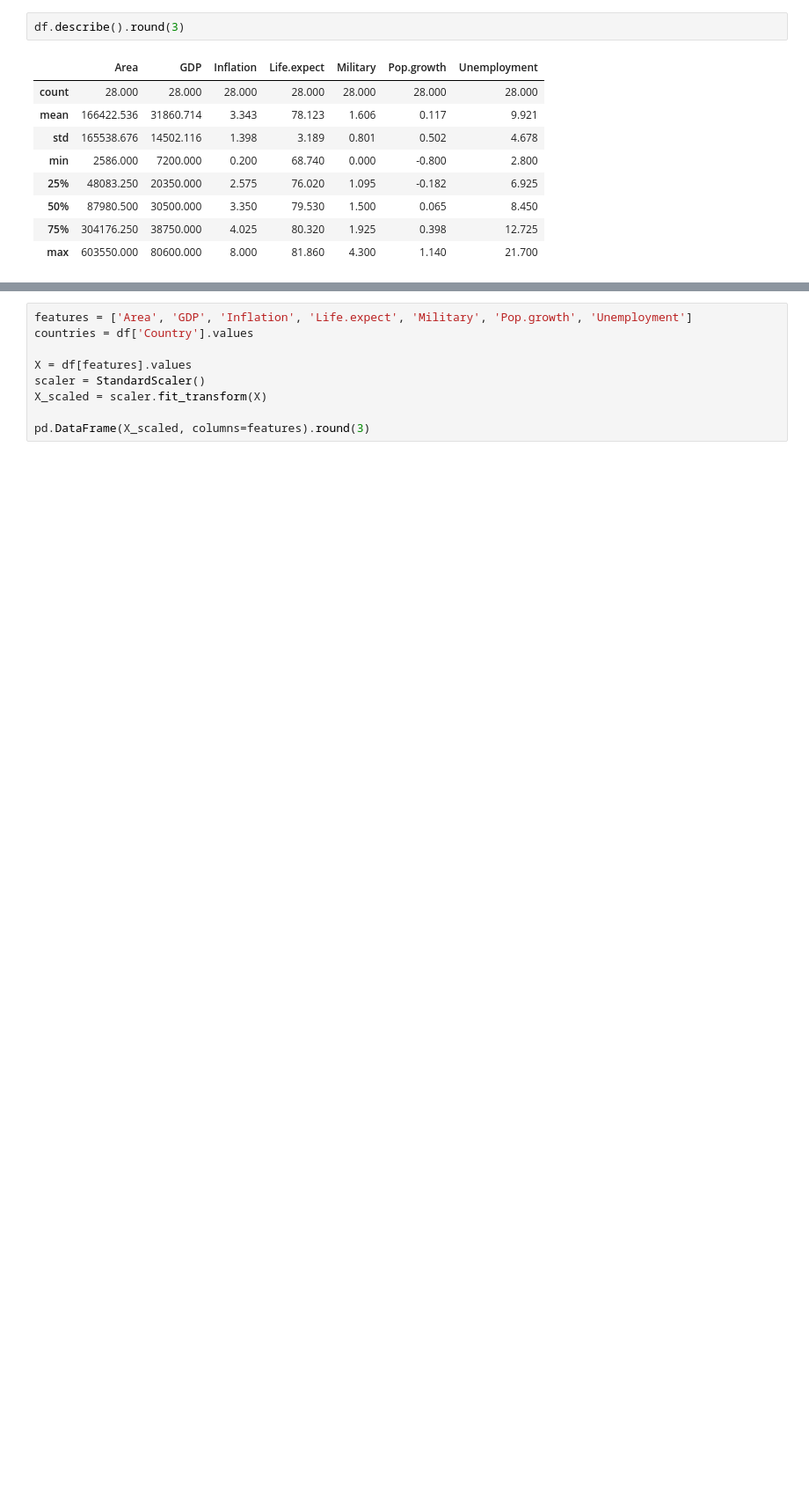
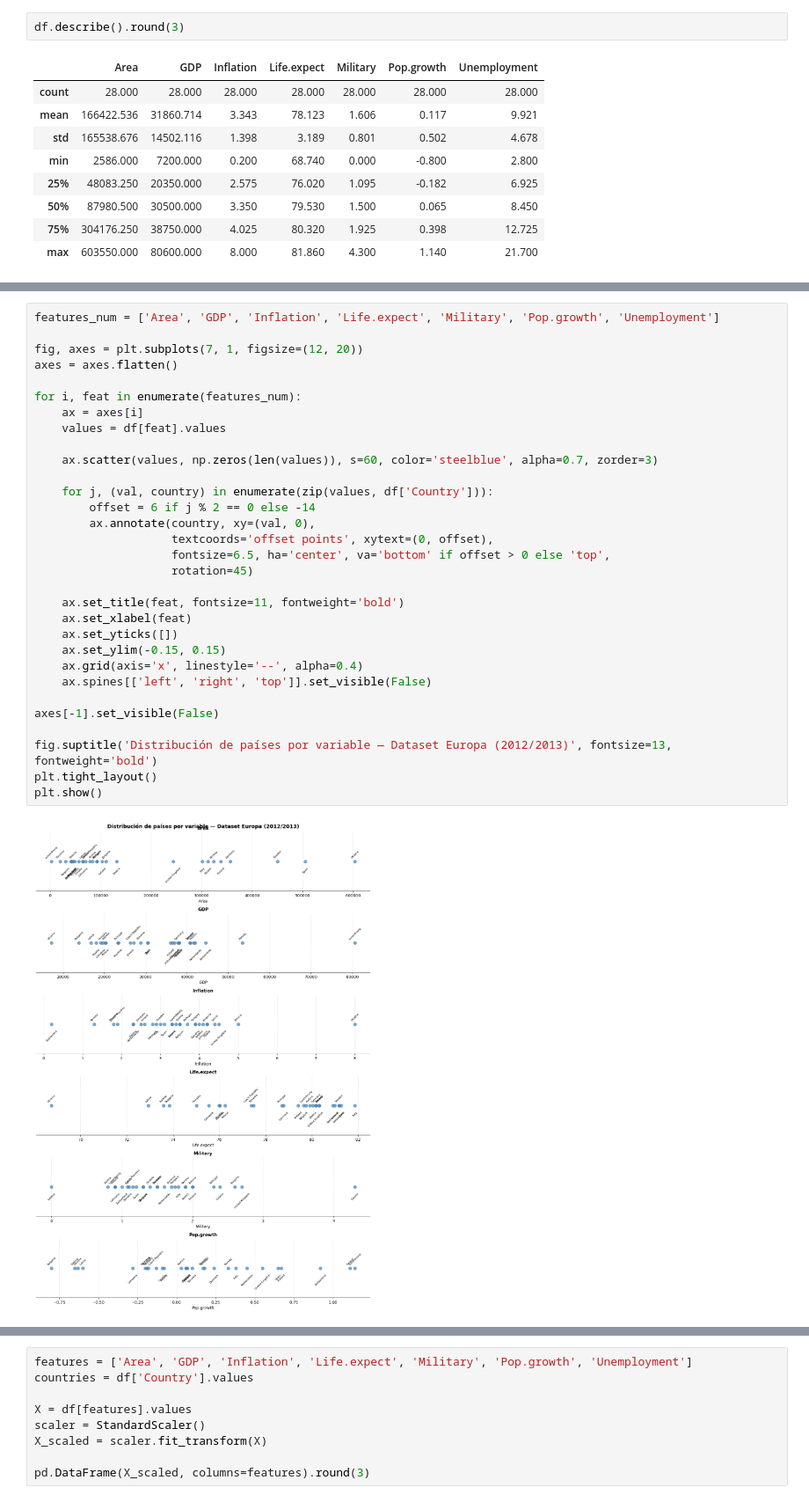
Before and after one commit to yohanncorfdir/Aprendizaje_No_Supervisado_TP4, a Jupyter notebook: TP4_PCA_Europa.ipynb, the cells around one changed output, grey strips where cells are left out. Shown at 88% size. Drawn from its saved outputs; the diff is of its cells as text; blank space fills up the shorter version.

```diff
--- a/TP4_PCA_Europa.ipynb
+++ b/TP4_PCA_Europa.ipynb
@@ -57 +80,34 @@ df.describe().round(3)
+# %%
+features_num = ['Area', 'GDP', 'Inflation', 'Life.expect', 'Military', 'Pop.growth', 'Unemployment']
+
+fig, axes = plt.subplots(7, 1, figsize=(12, 20))
+axes = axes.flatten()
+
+for i, feat in enumerate(features_num):
+    ax = axes[i]
+    values = df[feat].values
+
+    ax.scatter(values, np.zeros(len(values)), s=60, color='steelblue', alpha=0.7, zorder=3)
+
+    for j, (val, country) in enumerate(zip(values, df['Country'])):
+        offset = 6 if j % 2 == 0 else -14
+        ax.annotate(country, xy=(val, 0),
+                    textcoords='offset points', xytext=(0, offset),
+                    fontsize=6.5, ha='center', va='bottom' if offset > 0 else 'top',
+                    rotation=45)
+
+    ax.set_title(feat, fontsize=11, fontweight='bold')
+    ax.set_xlabel(feat)
+    ax.set_yticks([])
+    ax.set_ylim(-0.15, 0.15)
+    ax.grid(axis='x', linestyle='--', alpha=0.4)
+    ax.spines[['left', 'right', 'top']].set_visible(False)
+
+axes[-1].set_visible(False)
+
+fig.suptitle('Distribución de países por variable — Dataset Europa (2012/2013)', fontsize=13, fontweight='bold')
+plt.tight_layout()
+plt.show()
+# %% [output]
+[figure, added]
 # %% [markdown]
```
Also changed, not shown: parts of 16 cells of this notebook.
